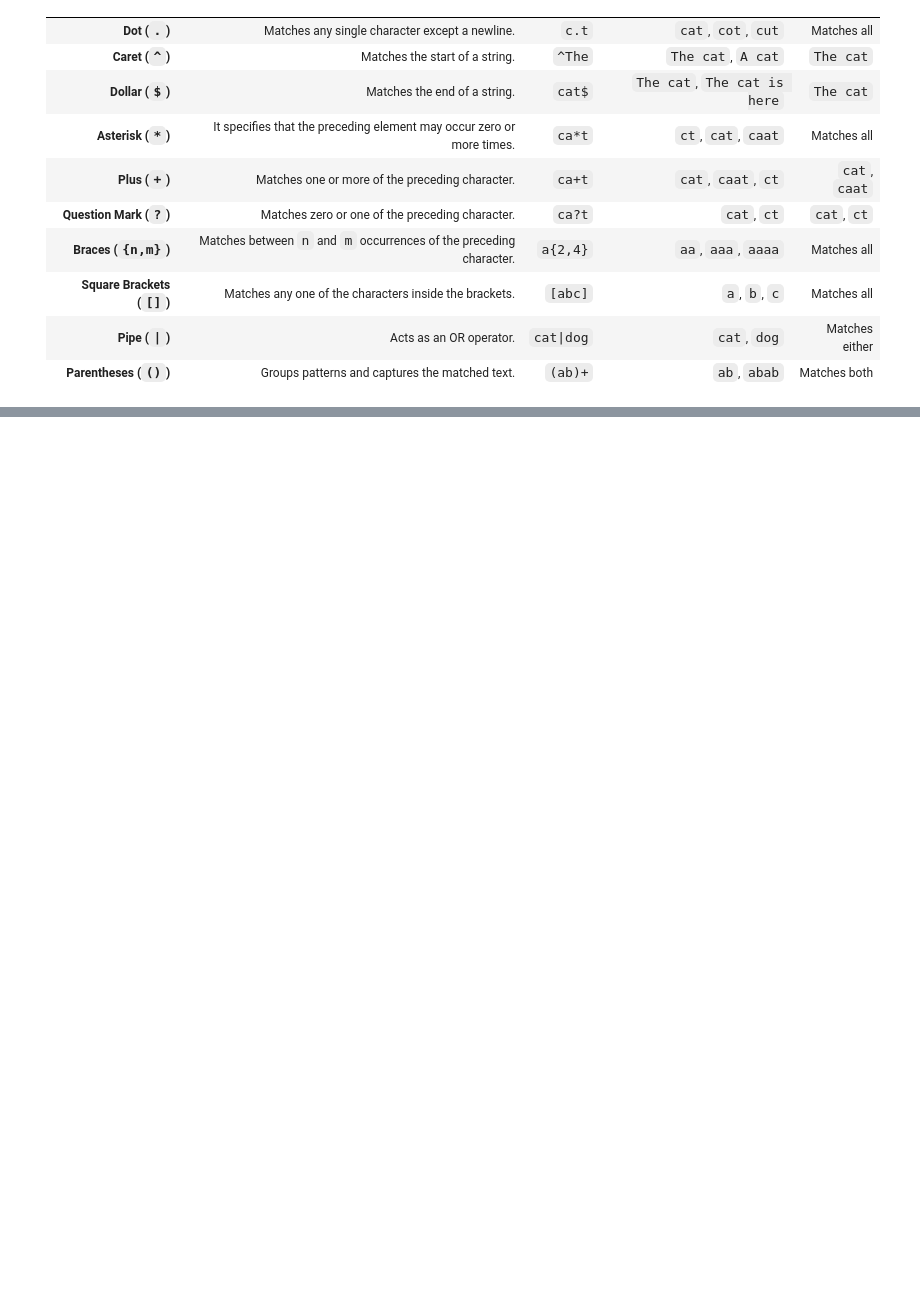
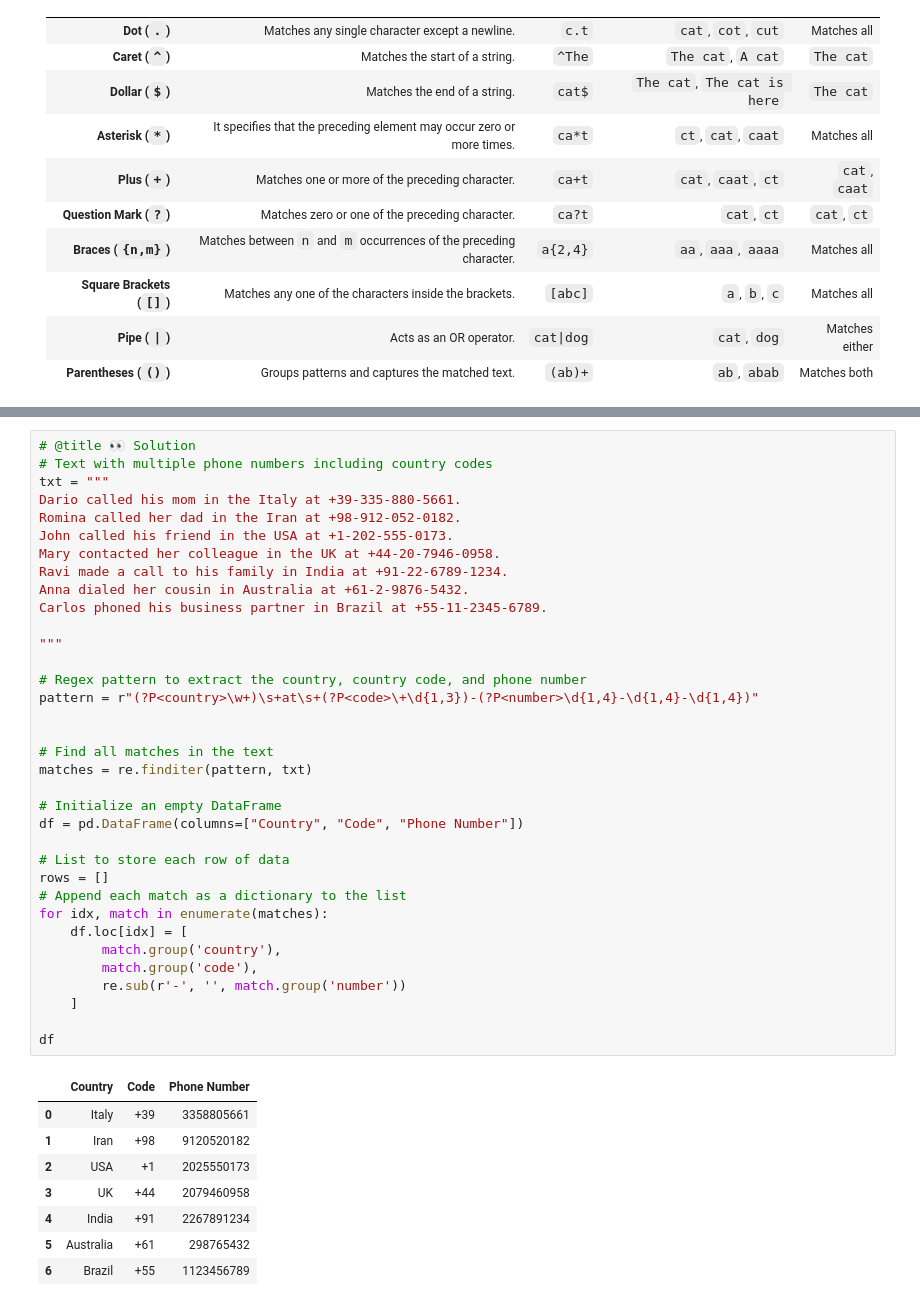
Before and after one commit to iacopomasi/NLP, a Jupyter notebook: notebooks/Part_1_3_Regular_Expressions.ipynb, the cells around one changed output, grey strips where cells are left out. Cells and saved outputs as stored; diff of their text form; blank space fills up the shorter version.

Commit message:
basic regex's syntax exercise

```diff
--- a/notebooks/Part_1_3_Regular_Expressions.ipynb
+++ b/notebooks/Part_1_3_Regular_Expressions.ipynb
@@ -399,0 +423,44 @@ Question Mark matches: ['the', 'tre', 'te', 'the', 'tre', 'the', 'the', 'te', 't
+# %%
+# @title 👀 Solution
+# Text with multiple phone numbers including country codes
+txt = """
+Dario called his mom in the Italy at +39-335-880-5661.
+Romina called her dad in the Iran at +98-912-052-0182.
+John called his friend in the USA at +1-202-555-0173.
+Mary contacted her colleague in the UK at +44-20-7946-0958.
+Ravi made a call to his family in India at +91-22-6789-1234.
+Anna dialed her cousin in Australia at +61-2-9876-5432.
+Carlos phoned his business partner in Brazil at +55-11-2345-6789.
+
+"""
+
+# Regex pattern to extract the country, country code, and phone number
+pattern = r"(?P<country>\w+)\s+at\s+(?P<code>\+\d{1,3})-(?P<number>\d{1,4}-\d{1,4}-\d{1,4})"
+
+
+# Find all matches in the text
+matches = re.finditer(pattern, txt)
+
+# Initialize an empty DataFrame
+df = pd.DataFrame(columns=["Country", "Code", "Phone Number"])
+
+# List to store each row of data
+rows = []
+# Append each match as a dictionary to the list
+for idx, match in enumerate(matches):
+    df.loc[idx] = [
+        match.group('country'),
+        match.group('code'),
+        re.sub(r'-', '', match.group('number'))
+    ]
+
+df
+# %% [output]
+|  | Country | Code | Phone Number |
+| 0 | Italy | +39 | 3358805661 |
+| 1 | Iran | +98 | 9120520182 |
+| 2 | USA | +1 | 2025550173 |
+| 3 | UK | +44 | 2079460958 |
+| 4 | India | +91 | 2267891234 |
+| 5 | Australia | +61 | 298765432 |
+| 6 | Brazil | +55 | 1123456789 |
```
Also changed, not shown: parts of 8 cells of this notebook.
